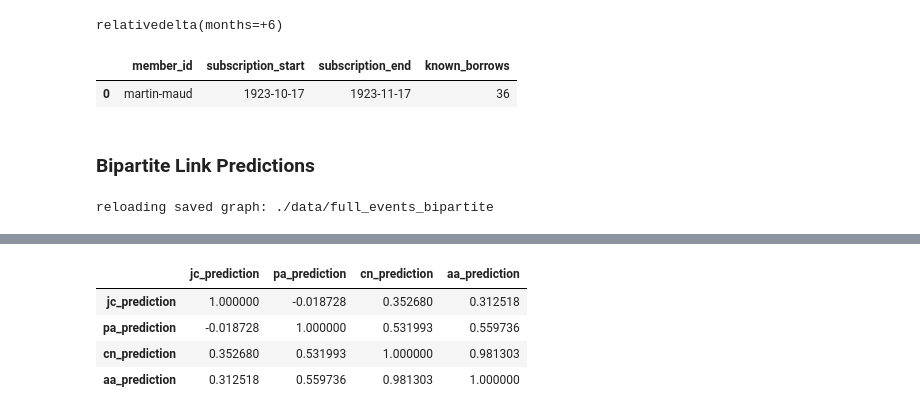
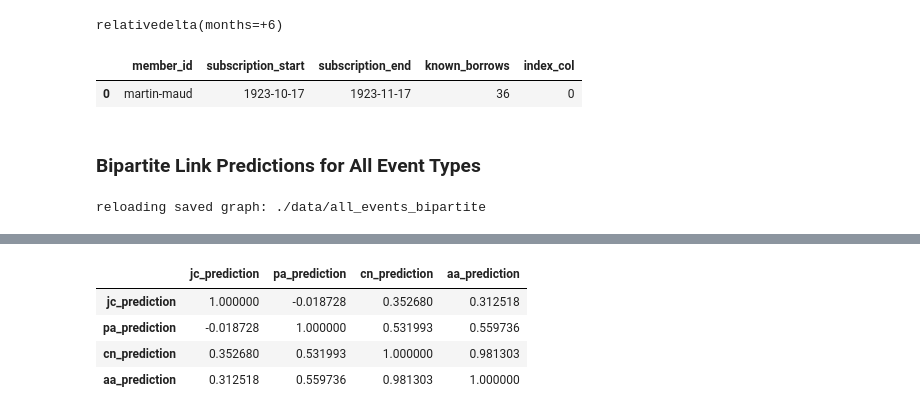
Before and after one commit to ZoeLeBlanc/unknown_borrowers, a Jupyter notebook: network_analysis/LinkPrediction.ipynb, the cells around one changed output, grey strips where cells are left out. Cells and saved outputs as stored; diff of their text form; code cells hidden in the pictures.

```diff
--- a/network_analysis/LinkPrediction.ipynb
+++ b/network_analysis/LinkPrediction.ipynb
@@ -37,13 +39,12 @@ sixmonths
 # %% [output]
 relativedelta(months=+6)
 # %%
-all_events = events_df[events_df.item_uri.isna() == False].copy()
-
 partial_df = pd.read_csv('../dataset_generator/data/partial_borrowers.csv')
+partial_df['index_col'] = partial_df.index
 partial_df[0:1]
 # %% [output]
-|  | member_id | subscription_start | subscription_end | known_borrows |
-| 0 | martin-maud | 1923-10-17 | 1923-11-17 | 36 |
+|  | member_id | subscription_start | subscription_end | known_borrows | index_col |
+| 0 | martin-maud | 1923-10-17 | 1923-11-17 | 36 | 0 |
 # %%
 partial_members = partial_df.member_id.unique().tolist()
 # parse subscription dates so we can use them to identify circulating books
@@ -57,5 +59,5 @@ events_df['end_datetime'] = pd.to_datetime(events_df['end_datetime'], errors='co
 # %% [markdown]
-### Bipartite Link Predictions
+### Bipartite Link Predictions for All Event Types
 # %%
 member_attrs = {'uri': 'member_id'}
 book_attrs = {'uri': 'item_uri'}
@@ -70,6 +72,6 @@ link_metrics = ['HITS', 'CoHITS', 'BiRank', 'BGRM']
 
 
 all_events_bipartite_graph, all_events_bipartite_nodelist, all_events_bipartite_edgelist, all_events_members, all_events_books = check_reload_build_bipartite_graphs(
-    all_events_grouped, member_attrs, book_attrs, edge_attrs, should_process, write_to_file, './data/full_events_bipartite', sk_metrics, link_metrics, members_df, books_df)
+    all_events_grouped, member_attrs, book_attrs, edge_attrs, should_process, write_to_file, './data/all_events_bipartite', sk_metrics, link_metrics, members_df, books_df)
 # %% [output]
-reloading saved graph: ./data/full_events_bipartite
+reloading saved graph: ./data/all_events_bipartite
```
Also changed, not shown: parts of 42 cells of this notebook, 25 other files.
